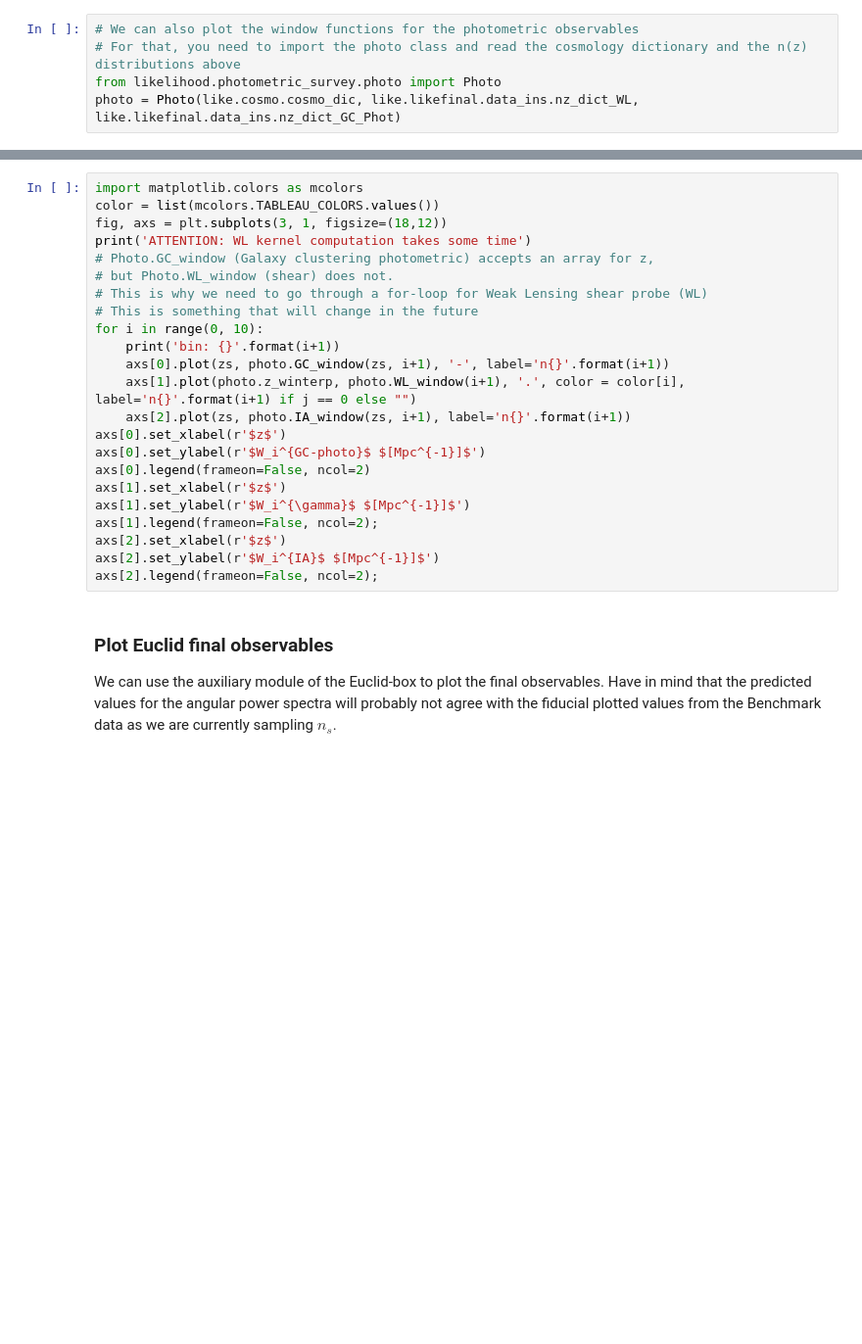
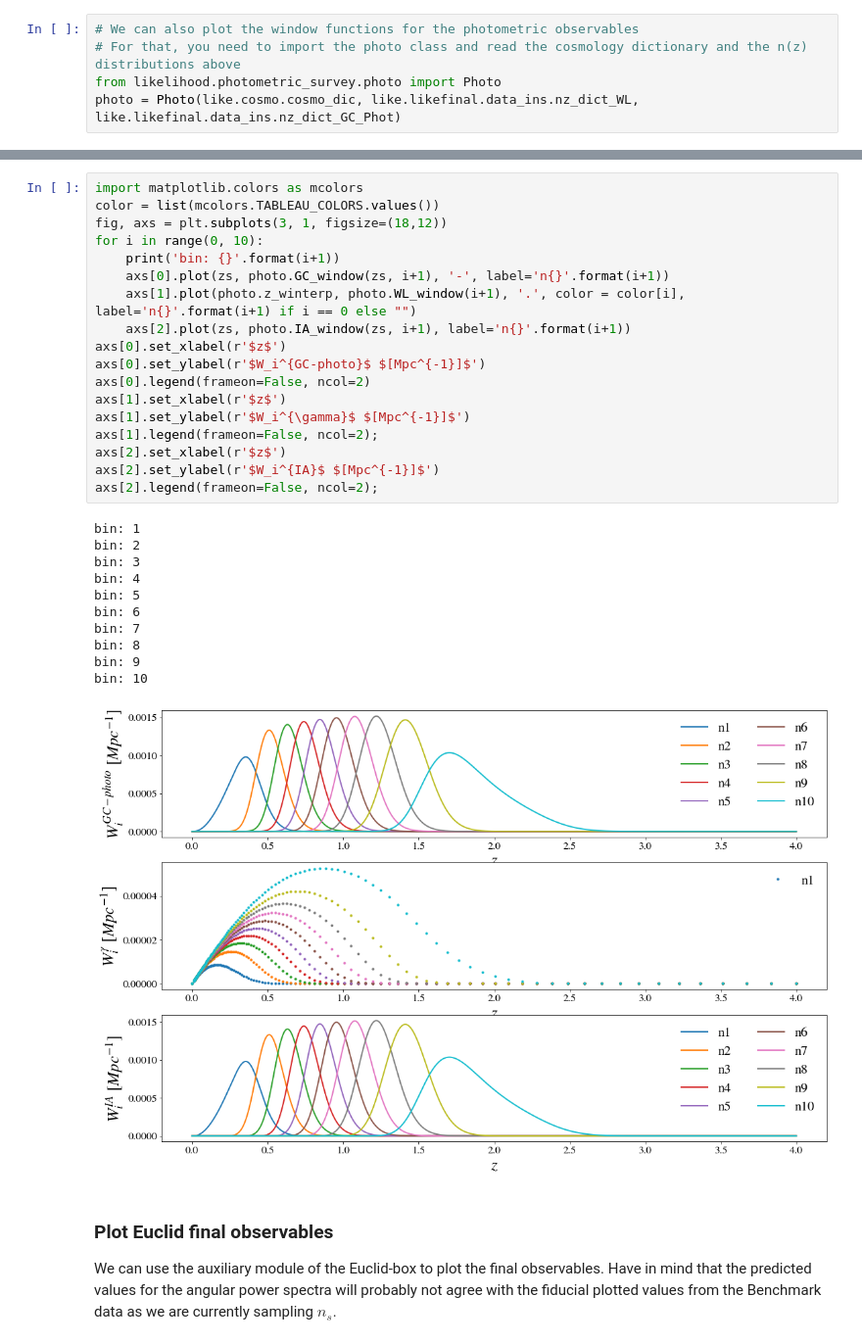
Before and after one commit to testarnyttnamn/testnamemaster, a Jupyter notebook: notebooks/DEMO.ipynb, the cells around one changed output, grey strips where cells are left out. Shown: that part at 98% size. Saved outputs shown, nothing was run; the diff lists cells and outputs as text; blank space fills up the shorter version.

```diff
--- a/notebooks/DEMO.ipynb
+++ b/notebooks/DEMO.ipynb
@@ -577,26 +650,33 @@ photo.nz_dic_WL[''.join(['n', str(1)])]
 # %%
 import matplotlib.colors as mcolors
 color = list(mcolors.TABLEAU_COLORS.values())
 fig, axs = plt.subplots(3, 1, figsize=(18,12))
-print('ATTENTION: WL kernel computation takes some time')
-# Photo.GC_window (Galaxy clustering photometric) accepts an array for z,
-# but Photo.WL_window (shear) does not.
-# This is why we need to go through a for-loop for Weak Lensing shear probe (WL)
-# This is something that will change in the future
 for i in range(0, 10):
     print('bin: {}'.format(i+1))
     axs[0].plot(zs, photo.GC_window(zs, i+1), '-', label='n{}'.format(i+1))
-    axs[1].plot(photo.z_winterp, photo.WL_window(i+1), '.', color = color[i], label='n{}'.format(i+1) if j == 0 else "")
+    axs[1].plot(photo.z_winterp, photo.WL_window(i+1), '.', color = color[i], label='n{}'.format(i+1) if i == 0 else "")
     axs[2].plot(zs, photo.IA_window(zs, i+1), label='n{}'.format(i+1))
 axs[0].set_xlabel(r'$z$')
 axs[0].set_ylabel(r'$W_i^{GC-photo}$ $[Mpc^{-1}]$')
 axs[0].legend(frameon=False, ncol=2)
 axs[1].set_xlabel(r'$z$')
 axs[1].set_ylabel(r'$W_i^{\gamma}$ $[Mpc^{-1}]$')
 axs[1].legend(frameon=False, ncol=2);
 axs[2].set_xlabel(r'$z$')
 axs[2].set_ylabel(r'$W_i^{IA}$ $[Mpc^{-1}]$')
 axs[2].legend(frameon=False, ncol=2);
+# %% [output]
+bin: 1
+bin: 2
+bin: 3
+bin: 4
+bin: 5
+bin: 6
+bin: 7
+bin: 8
+bin: 9
+bin: 10
+[figure, added]
 # %% [markdown]
 ### Plot Euclid final observables
 
```
Also changed, not shown: parts of 14 cells of this notebook, 8 other files.
